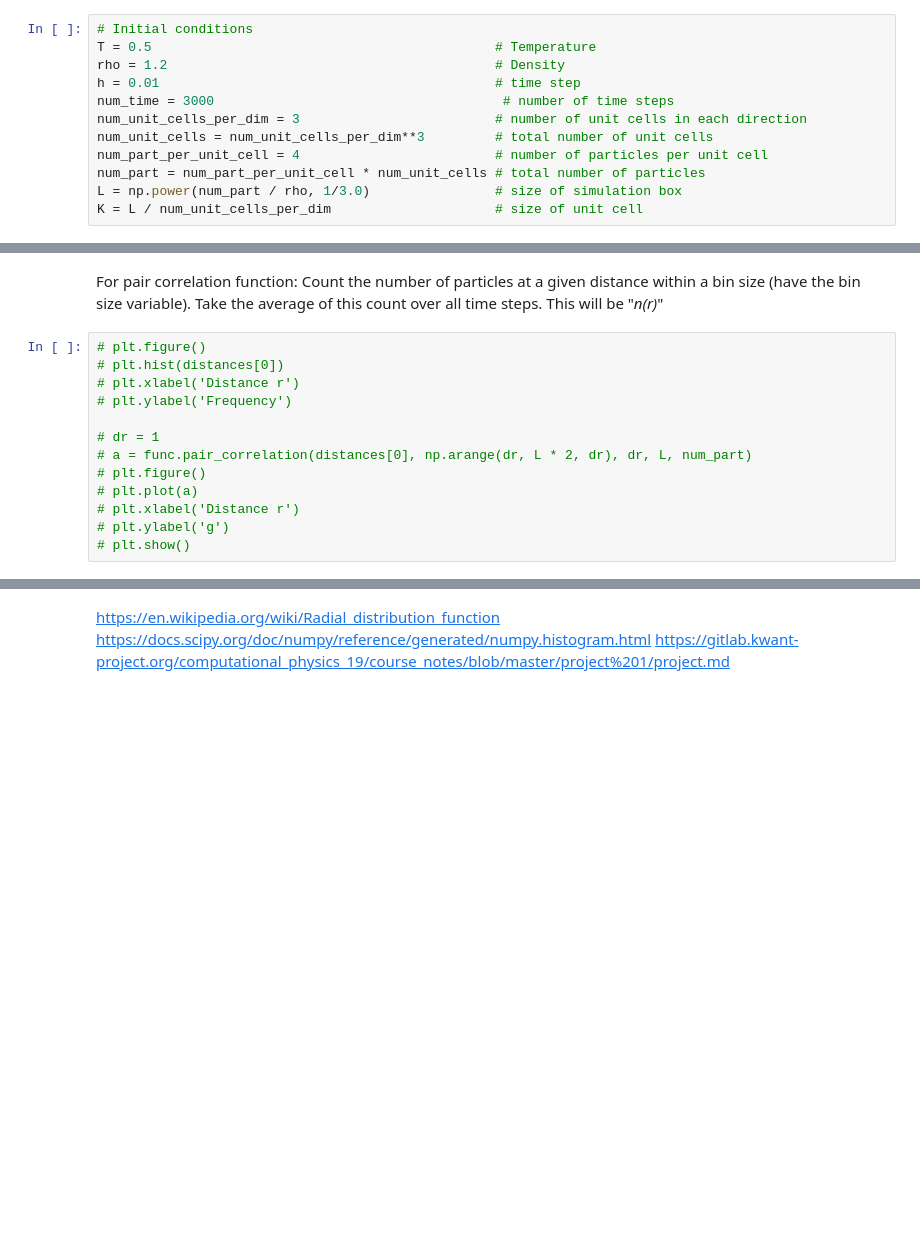
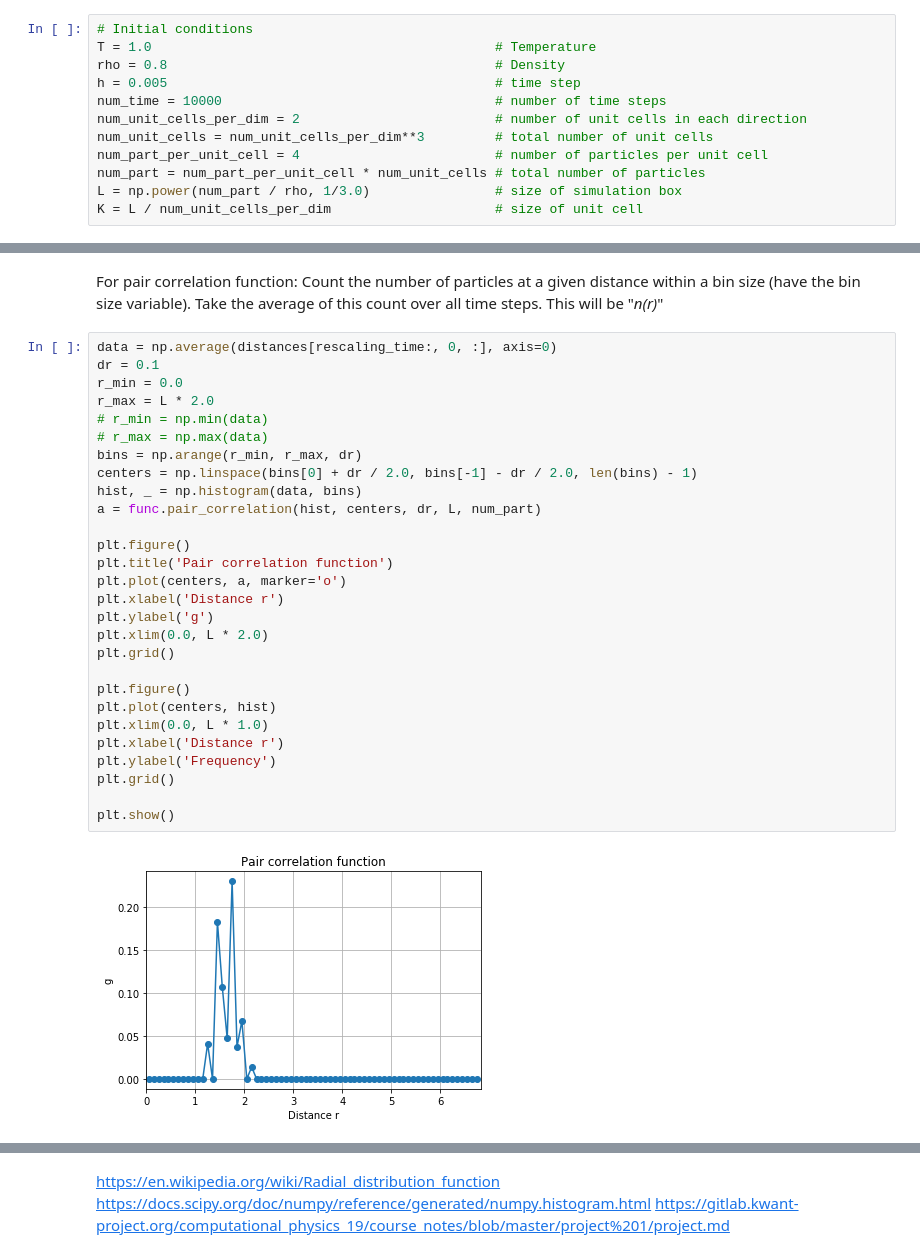
Before and after one commit to Merg3D/computational_physics_2019, a Jupyter notebook: Project1/Argon Project.ipynb, the cells around one changed output, grey strips where cells are left out. Saved outputs shown, nothing was run; the diff lists cells and outputs as text; blank space fills up the shorter version.

Commit message:
Fix rescaling of velocities and pair correlation function

```diff
--- a/Project1/Argon Project.ipynb
+++ b/Project1/Argon Project.ipynb
@@ -30,11 +27,11 @@ Liquid: $\rho=0.8$, $T=1$
 Solid: $\rho=1.2$, $T=0.5$
 # %%
 # Initial conditions
-T = 0.5                                            # Temperature
-rho = 1.2                                          # Density
-h = 0.01                                           # time step
-num_time = 3000                                     # number of time steps
-num_unit_cells_per_dim = 3                         # number of unit cells in each direction
+T = 1.0                                            # Temperature
+rho = 0.8                                          # Density
+h = 0.005                                          # time step
+num_time = 10000                                   # number of time steps
+num_unit_cells_per_dim = 2                         # number of unit cells in each direction
 num_unit_cells = num_unit_cells_per_dim**3         # total number of unit cells
 num_part_per_unit_cell = 4                         # number of particles per unit cell
 num_part = num_part_per_unit_cell * num_unit_cells # total number of particles
@@ -174,15 +117,32 @@ NameError: name 'r_next' is not defined
 # %% [markdown]
 For pair correlation function: Count the number of particles at a given distance within a bin size (have the bin size variable). Take the average of this count over all time steps. This will be "_n(r)_"
-# %%
-# plt.figure()
-# plt.hist(distances[0])
-# plt.xlabel('Distance r')
-# plt.ylabel('Frequency')
-
-# dr = 1
-# a = func.pair_correlation(distances[0], np.arange(dr, L * 2, dr), dr, L, num_part)
-# plt.figure()
-# plt.plot(a)
-# plt.xlabel('Distance r')
-# plt.ylabel('g')
-# plt.show()
+# %%
+data = np.average(distances[rescaling_time:, 0, :], axis=0)
+dr = 0.1
+r_min = 0.0
+r_max = L * 2.0
+# r_min = np.min(data)
+# r_max = np.max(data)
+bins = np.arange(r_min, r_max, dr)
+centers = np.linspace(bins[0] + dr / 2.0, bins[-1] - dr / 2.0, len(bins) - 1)
+hist, _ = np.histogram(data, bins)
+a = func.pair_correlation(hist, centers, dr, L, num_part)
+
+plt.figure()
+plt.title('Pair correlation function')
+plt.plot(centers, a, marker='o')
+plt.xlabel('Distance r')
+plt.ylabel('g')
+plt.xlim(0.0, L * 2.0)
+plt.grid()
+
+plt.figure()
+plt.plot(centers, hist)
+plt.xlim(0.0, L * 1.0)
+plt.xlabel('Distance r')
+plt.ylabel('Frequency')
+plt.grid()
+
+plt.show()
+# %% [output]
+[figure, added]
```
Also changed, not shown: parts of 8 cells of this notebook, 1 other file.
